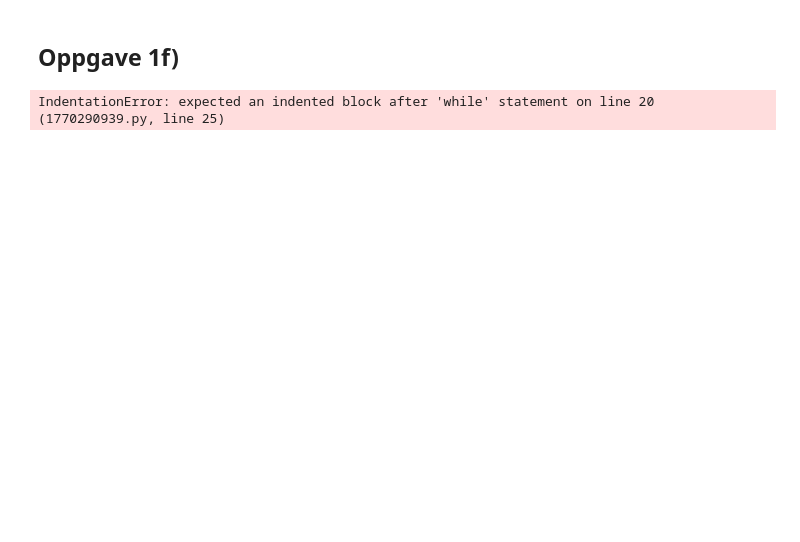
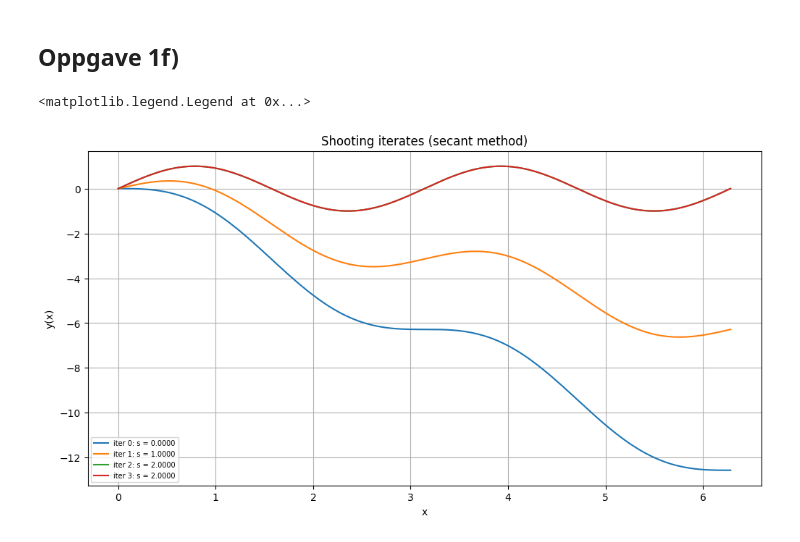
Before and after one commit to KristofferEide06/usadel-bvp-solvers, a Jupyter notebook: temp/jenskrøll_superlocked.ipynb, the cells around one changed output. Drawn from its saved outputs; the diff is of its cells as text; code cells hidden in the pictures; blank space fills up the shorter version.

```diff
--- a/temp/jenskrøll_superlocked.ipynb
+++ b/temp/jenskrøll_superlocked.ipynb
@@ -121,30 +176,58 @@ print(sekant_root(g,-20,20,10**(-7)))
 # %% [markdown]
 ## Oppgave 1f)
 # %%
-def Shoot(x_init: float, x_end: float, y_0: float,
-                h_0: float, tol: float, func, alpha: float, s: float) -> tuple[np.ndarray, np.ndarray]:
-    y_init = np.array([y_0,s])
-    x_array, y_array, z_array, h_array, n = IVP_solver(x_init=x_init, x_end=x_end,
-                                                        y_init=y_init, h_0=h_0, tol=tol,
-                                                          func=func, alpha=alpha)
-    return y_array[-1], x_array
 
-def shooting_method(x_init: float, x_end: float, y_0: float,
-                h_0: float, tol: float, func, alpha: float, s_init: np.ndarray) -> np.ndarray:
-    x_arrays = []
-    y_arrays = []
-    s_list = list(s_init)
+def shoot_1(s: float, params) -> tuple[np.ndarray, np.ndarray]:
+    params["y'_0"] = s
+    x_list, y_list,_,_,_,_ = IVP_solver_1(params=params)
+    y_array = np.stack(y_list)
+    x_array = np.array(x_list)
+    return x_array, y_array
+
+def F_1( s: float, params) -> float:
+    """Shooting residual: y(xend) - yb."""
+    _, Y = shoot_1(s, params)
+    return Y[-1, 0]
+
+def sekant_root_1(z_0, z_1, params):
+    z = List()
+    z.append(z_0)
+    z.append(z_1)
+    n=1
+    while abs(z[n-1]-z[n])>params["tol"]:
+        z.append((z[n-1]*F_1(z[n],params)-z[n]*F_1(z[n-1],params))/(F_1(z[n],params)-F_1(z[n-1],params)))
+        n+=1
+    return z[n],n
+
+def shooting_method_1(params, s_init: np.ndarray,shooting_tol):
+    x_arrays = List()
+    y_arrays = List()
+    s_list = List()
+    s_list.append(s_init[0])
+    s_list.append(s_init[1])
     for s in s_init:
-        x_array, y_array = Shoot(x_init=x_init, x_end=x_end, y_0=y_0,
-                    h_0=h_0, tol=tol, func=func, alpha=alpha, s=s)
+        x_array, y_array = shoot_1(s, params)
         x_arrays.append(x_array)
         y_arrays.append(y_array)
     n=1
-    while abs(s_list[n]-s_list[n-1]):
+    while abs(s_list[n]-s_list[n-1]) >= shooting_tol:
+        s_new,_ = sekant_root_1(s_list[n-1],s_list[n],params)
+        s_list.append(s_new)
+        x_array, y_array = shoot_1(s_new, params)
+        x_arrays.append(x_array)
+        y_arrays.append(y_array)
+        n+=1
+    return s_list, x_arrays, y_arrays
+s_list, x_arrays, y_arrays = shooting_method_1(params,np.array([0.0,1.0]),10**-10)
 
-
-
-
-    return 0
+fig, ax = plt.subplots( figsize=(12,6))
+for i in range(len(x_arrays)):
+    plot_solution(ax=ax, X=x_arrays[i], Y = y_arrays[i][0:,0], label=f"iter {i}: s = {s_list[i]:.4f}")
+ax.set_xlabel("x")
+ax.set_ylabel("y(x)")
+ax.set_title("Shooting iterates (secant method)")
+ax.grid(True)
+ax.legend(fontsize=7)
 # %% [output]
-IndentationError: expected an indented block after 'while' statement on line 20 (1770290939.py, line 25)
+<matplotlib.legend.Legend at 0x...>
+[figure, added]
```
Also changed, not shown: parts of 11 cells of this notebook, 1 other file.
